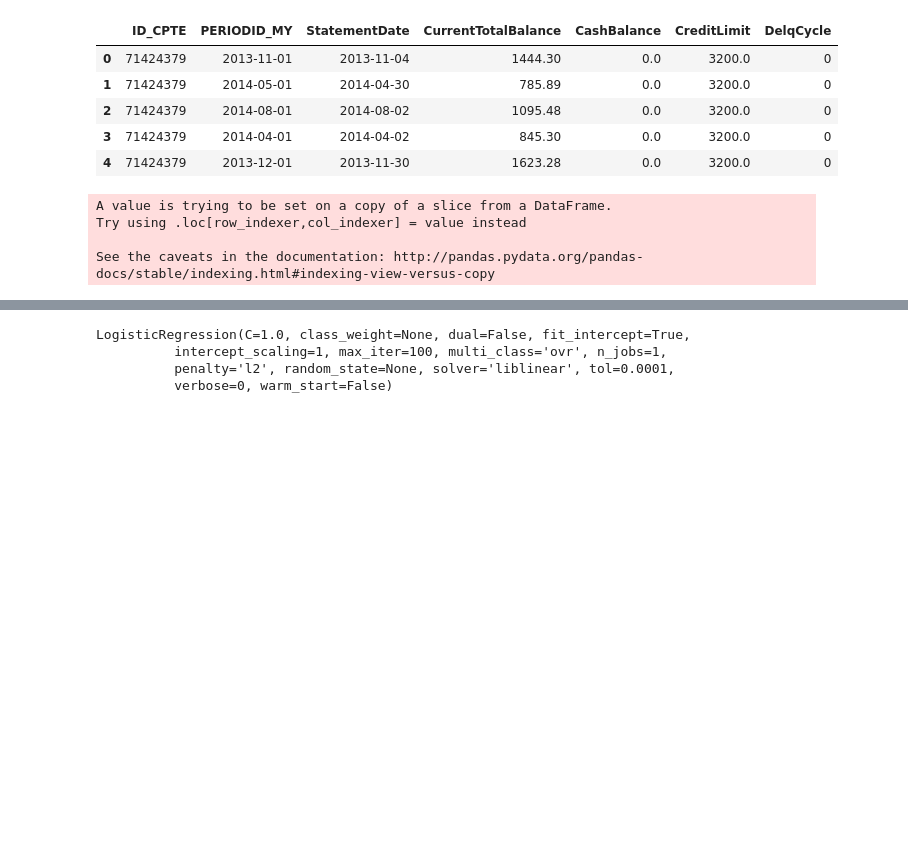
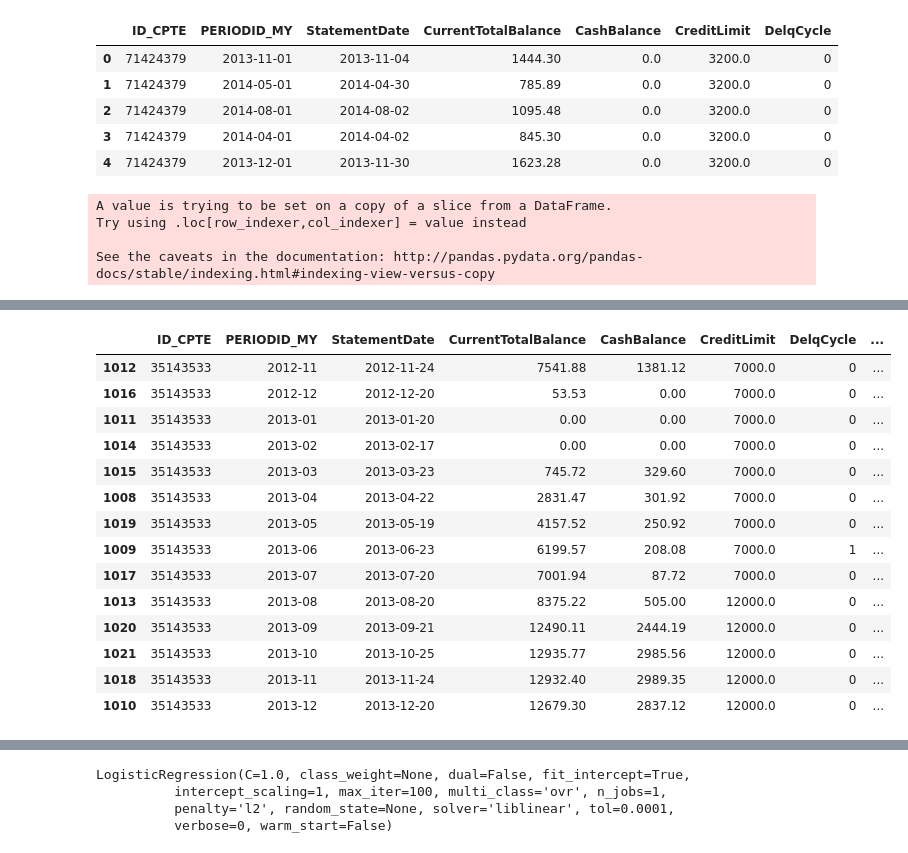
Before and after one commit to tonytontian/Data_Cup_Hello_Team, a Jupyter notebook: code/model_test.ipynb, the cells around one changed output, grey strips where cells are left out. Cells and saved outputs as stored; diff of their text form; code cells hidden in the pictures; blank space fills up the shorter version.

```diff
--- a/code/model_test.ipynb
+++ b/code/model_test.ipynb
@@ -112,6 +197,30 @@ def get_oof(clf, x_train, y, x_test):
 class DataPreprocess:
     def __init__(self, label_encoder):
         self.lbl = label_encoder
+
+    def convert_date(self, statement_date, period_date):
+        statement_day = statement_date.split('-')[-1]
+        period_day = period_date.split('-')[-1]
+        statement_month = statement_date.split('-')[-2]
+        period_month = period_date.split('-')[-2]
+        if int(statement_month) < int(period_month):
+            tmp = 0
+        else:
+            if int(statement_day) > 20:
+                tmp = 1
+            else:
+                tmp = 0
+        return tmp
+
+
+    def initialize_billing(self, billing_df):
+        tmp = []
+        for index, row in billing_df.iterrows():
+            tmp.append(self.convert_date(row['StatementDate'], row['PERIODID_MY']))
+
+        billing_df['statement_time'] = tmp
+
+        return billing_df
 
     def preprocess_transcation(self, transaction_df):
         categorical_columns = ['MERCHANT_CATEGORY_XCD', 'MERCHANT_CITY_NAME', 'MERCHANT_COUNTRY_XCD',
@@ -164,15 +273,22 @@ class DataPreprocess:
         cash_balance = billing_df.pivot_table('CashBalance', ['ID_CPTE'], 'PERIODID_MY')
         cash_balance.columns = ['cash_balance_' + str(i) for i in cash_balance.columns + '_month']
 
+        delq_cycle_avg = billing_df.groupby(['ID_CPTE'])['DelqCycle'].mean().reset_index()
+        delq_cycle_avg = delq_cycle_avg.rename(columns={'DelqCycle': 'AvgDelqCycle'})
+
         delq_cycle = billing_df.groupby(['ID_CPTE'])['DelqCycle'].max().reset_index()
         delq_cycle = delq_cycle.rename(columns={'DelqCycle': 'MaxDelqCycle'})
+
+        late_count = billing_df.groupby(['ID_CPTE'])['statement_time'].sum().reset_index()
+        late_count = late_count.rename(columns={'statement_time': 'LateCount'})
 
         credit_left = credit_left.reset_index()
         cash_balance = cash_balance.reset_index()
 
         tmp = credit_left.merge(cash_balance, on='ID_CPTE')
-        tmp = tmp.merge(credit_left, on='ID_CPTE')
         tmp = tmp.merge(delq_cycle, on='ID_CPTE')
+        tmp = tmp.merge(delq_cycle_avg, on='ID_CPTE')
+        tmp = tmp.merge(late_count, on='ID_CPTE')
 
         return tmp
 
@@ -220,0 +350,18 @@ processed_data = processed_data.set_index('ID_CPTE')
+# %%
+billing_training[billing_training['ID_CPTE'] == 35143533].sort_values(['StatementDate'])
+# %% [output]
+|  | ID_CPTE | PERIODID_MY | StatementDate | CurrentTotalBalance | CashBalance | CreditLimit | DelqCycle | ... |
+| 1012 | 35143533 | 2012-11 | 2012-11-24 | 7541.88 | 1381.12 | 7000.0 | 0 | ... |
+| 1016 | 35143533 | 2012-12 | 2012-12-20 | 53.53 | 0.00 | 7000.0 | 0 | ... |
+| 1011 | 35143533 | 2013-01 | 2013-01-20 | 0.00 | 0.00 | 7000.0 | 0 | ... |
+| 1014 | 35143533 | 2013-02 | 2013-02-17 | 0.00 | 0.00 | 7000.0 | 0 | ... |
+| 1015 | 35143533 | 2013-03 | 2013-03-23 | 745.72 | 329.60 | 7000.0 | 0 | ... |
+| 1008 | 35143533 | 2013-04 | 2013-04-22 | 2831.47 | 301.92 | 7000.0 | 0 | ... |
+| 1019 | 35143533 | 2013-05 | 2013-05-19 | 4157.52 | 250.92 | 7000.0 | 0 | ... |
+| 1009 | 35143533 | 2013-06 | 2013-06-23 | 6199.57 | 208.08 | 7000.0 | 1 | ... |
+| 1017 | 35143533 | 2013-07 | 2013-07-20 | 7001.94 | 87.72 | 7000.0 | 0 | ... |
+| 1013 | 35143533 | 2013-08 | 2013-08-20 | 8375.22 | 505.00 | 12000.0 | 0 | ... |
+| 1020 | 35143533 | 2013-09 | 2013-09-21 | 12490.11 | 2444.19 | 12000.0 | 0 | ... |
+| 1021 | 35143533 | 2013-10 | 2013-10-25 | 12935.77 | 2985.56 | 12000.0 | 0 | ... |
+| 1018 | 35143533 | 2013-11 | 2013-11-24 | 12932.40 | 2989.35 | 12000.0 | 0 | ... |
+| 1010 | 35143533 | 2013-12 | 2013-12-20 | 12679.30 | 2837.12 | 12000.0 | 0 | ... |
```
Also changed, not shown: parts of 32 cells of this notebook, 3 other files.
